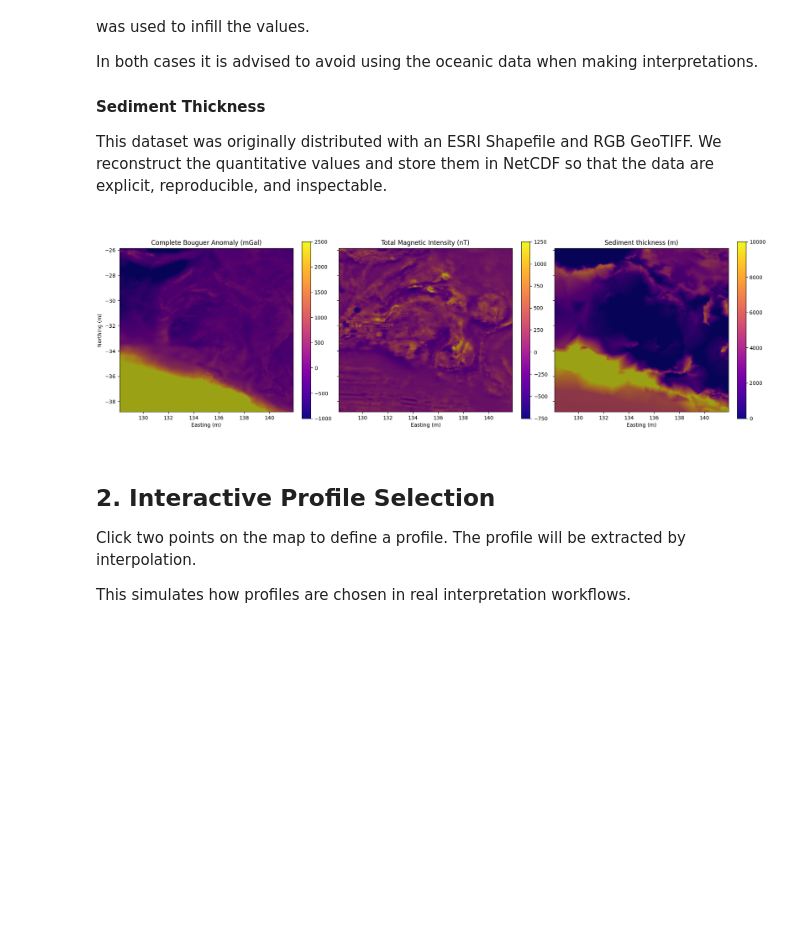
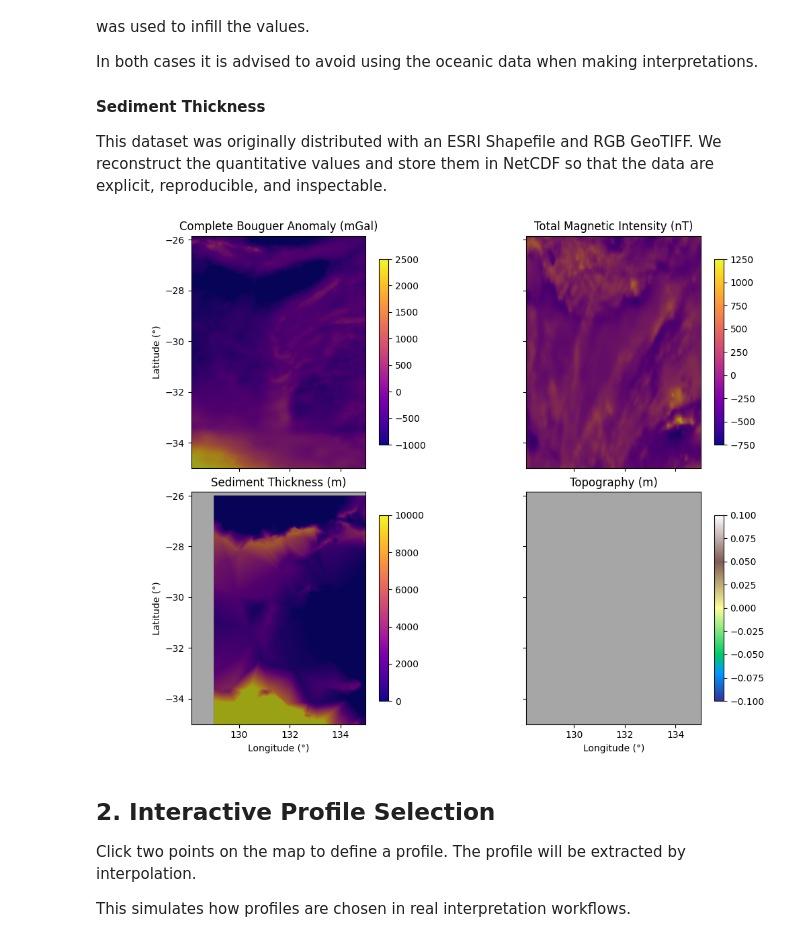
Before and after one commit to dhasterok/EART_3017, a Jupyter notebook: src/assignments/week_7_fourier.ipynb, the cells around one changed output. Drawn from its saved outputs; the diff is of its cells as text; code cells hidden in the pictures; blank space fills up the shorter version.

```diff
--- a/src/assignments/week_7_fourier.ipynb
+++ b/src/assignments/week_7_fourier.ipynb
@@ -75,22 +88,26 @@ with xr.open_dataset(DATAPATH / "OZSEEBASE_sedthick/SA_OZSEEBASE_SED.nc") as src
 from affine import Affine
 from rasterio.warp import reproject, Resampling
 
-# Build affine transform for gravity grid
+# Build affine transform for the (clipped) gravity grid
 grav_transform = (
     Affine.translation(x[0] - dx / 2, y[0] + dy / 2)
     * Affine.scale(dx, -dy)
 )
 
-# Allocate target array
-topo = np.zeros((ny, nx), dtype=np.float32)
+# Allocate target array; NaN marks cells outside the DEM extent
+topo = np.full((ny, nx), np.nan, dtype=np.float32)
 
 reproject(
     source=elev.astype(np.float32),
     destination=topo,
     src_transform=elev_transform,
     src_crs=elev_crs,
+    src_nodata=elev_nodata,
     dst_transform=grav_transform,
-    dst_crs=grav.crs.spatial_ref,
+    dst_crs=grav_crs,
+    dst_nodata=np.nan,
     resampling=Resampling.bilinear
 )
+
+print(f"Topo range: {np.nanmin(topo):.1f} – {np.nanmax(topo):.1f} m  ({np.isnan(topo).mean()*100:.1f}% NaN)")
 # %% [output]
@@ -121,75 +130,50 @@ hs = hillshade(np.where(np.isnan(topo), 0.0, topo),
 # %%
 extent = [x.min(), x.max(), y.min(), y.max()]
 
 fig, axes = plt.subplots(
-    1, 3,
-    figsize=(9, 3),
+    2, 2,
+    figsize=(10, 8),
     constrained_layout=True,
     sharex=True,
     sharey=True
 )
+kw = dict(extent=extent, origin="upper")
 
 # ---- Gravity ----
-im0 = axes[0].imshow(
-    grav.values,
-    cmap=cmap,
-    extent=extent,
-    origin="upper"
-)
+im0 = axes[0, 0].imshow(grav.values, cmap=cmap, **kw)
 im0.set_clim(-1000, 2500)
-axes[0].imshow(
-    hs,
-    cmap="gray",
-    extent=extent,
-    origin="upper",
-    alpha=0.35
-)
-axes[0].set_title("Complete Bouguer Anomaly (mGal)")
-plt.colorbar(im0, ax=axes[0], shrink=0.8)
+axes[0, 0].imshow(hs, cmap="gray", alpha=0.35, **kw)
+axes[0, 0].set_title("Complete Bouguer Anomaly (mGal)")
+plt.colorbar(im0, ax=axes[0, 0], shrink=0.8)
 
 # ---- Magnetics ----
-im1 = axes[1].imshow(
-    mag.values,
-    cmap=cmap,
-    extent=extent,
-    origin="upper"
-)
+im1 = axes[0, 1].imshow(mag.values, cmap=cmap, **kw)
 im1.set_clim(-750, 1250)
-axes[1].imshow(
-    hs,
-    cmap="gray",
-    extent=extent,
-    origin="upper",
-    alpha=0.35
-)
-axes[1].set_title("Total Magnetic Intensity (nT)")
-plt.colorbar(im1, ax=axes[1], shrink=0.8)
+axes[0, 1].imshow(hs, cmap="gray", alpha=0.35, **kw)
+axes[0, 1].set_title("Total Magnetic Intensity (nT)")
+plt.colorbar(im1, ax=axes[0, 1], shrink=0.8)
 
 # ---- Sediment thickness ----
-im2 = axes[2].imshow(
-    sed.values,
-    cmap=cmap,
-    extent=extent,
-    origin="upper"
-)
+im2 = axes[1, 0].imshow(sed.interp_like(grav).values, cmap=cmap, **kw)
 im2.set_clim(0, 10000)
-axes[2].imshow(
-    hs,
-    cmap="gray",
-    extent=extent,
-    origin="upper",
-    alpha=0.35
-)
-axes[2].set_title("Sediment thickness (m)")
-plt.colorbar(im2, ax=axes[2], shrink=0.8)
+axes[1, 0].imshow(hs, cmap="gray", alpha=0.35, **kw)
+axes[1, 0].set_title("Sediment Thickness (m)")
+plt.colorbar(im2, ax=axes[1, 0], shrink=0.8)
 
-for ax in axes:
-    ax.set_xlabel("Easting (m)")
-axes[0].set_ylabel("Northing (m)")
+# ---- Topography ----
+im3 = axes[1, 1].imshow(topo, cmap="terrain", **kw)
+axes[1, 1].imshow(hs, cmap="gray", alpha=0.35, **kw)
+axes[1, 1].set_title("Topography (m)")
+plt.colorbar(im3, ax=axes[1, 1], shrink=0.8)
+
+for ax in axes[1]:
+    ax.set_xlabel("Longitude (°)")
+for ax in axes[:, 0]:
+    ax.set_ylabel("Latitude (°)")
 
 plt.show()
 # %% [output]
-[figure, old version]
+[figure, new version]
 # %% [markdown]
 
 ## 2. Interactive Profile Selection
```
Also changed, not shown: parts of 10 cells of this notebook, 1 other file.
